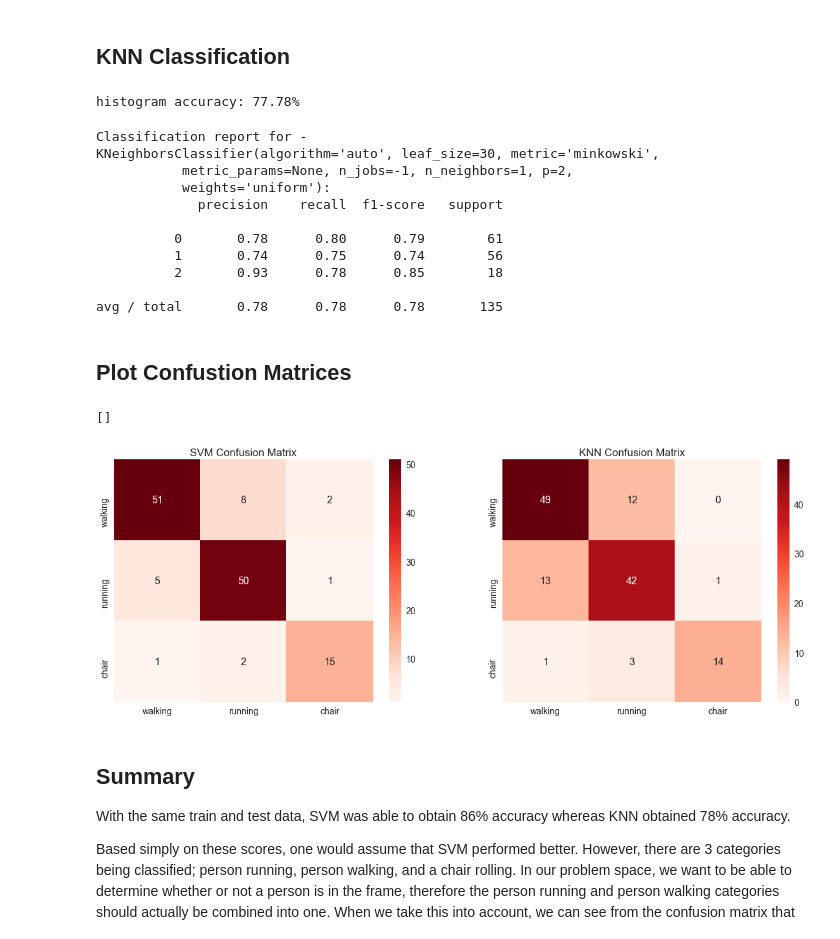
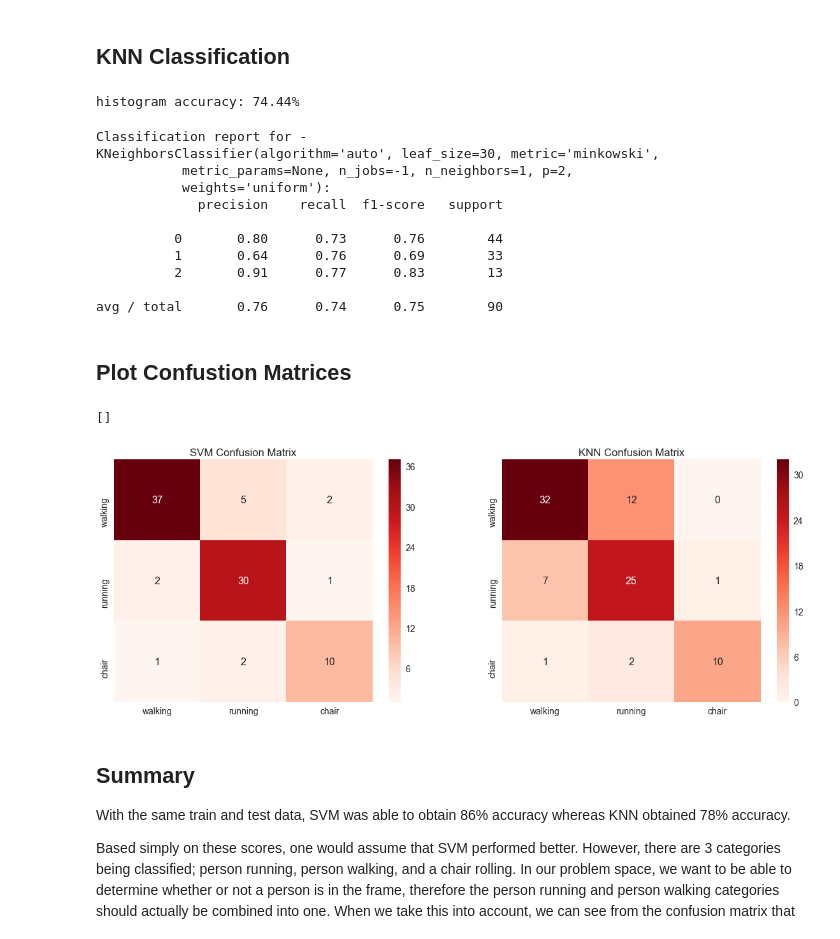
Before and after one commit to aydengarrett/DIP-E023, a Jupyter notebook: SVM classif.ipynb, the cells around one changed output. Cells and saved outputs as stored; diff of their text form; code cells hidden in the pictures.

```diff
--- a/SVM classif.ipynb
+++ b/SVM classif.ipynb
@@ -41,7 +41,7 @@ def load_image_files(container_path, dimension=(64, 64)):
     target = []
     for i, direc in enumerate(folders):
         for file in direc.iterdir():
-            img = skimage.io.imread(file)
+            img = imread(file)
             img_resized = resize(img, dimension, mode='reflect')
             flat_data.append(img_resized.flatten())
             images.append(img_resized)
@@ -59,7 +59,7 @@ def load_image_files(container_path, dimension=(64, 64)):
 image_dataset = load_image_files("images/")
 # %%
 X_train, X_test, y_train, y_test = train_test_split(
-    image_dataset.data, image_dataset.target, test_size=0.3,random_state=109)
+    image_dataset.data, image_dataset.target, test_size=0.2,random_state=109)
 # %% [markdown]
 ## SVM Classifier
 # %%
@@ -106,7 +106,7 @@ knn_model.fit(X_train, y_train)
 acc_knn = knn_model.score(X_test, y_test)
 print("histogram accuracy: {:.2f}%".format(acc_knn * 100))
 # %% [output]
-histogram accuracy: 77.78%
+histogram accuracy: 74.44%
 # %%
 y_knn_pred = knn_model.predict(X_test)
 # %%
@@ -119,11 +119,11 @@ KNeighborsClassifier(algorithm='auto', leaf_size=30, metric='minkowski',
            weights='uniform'):
              precision    recall  f1-score   support
 
-          0       0.78      0.80      0.79        61
-          1       0.74      0.75      0.74        56
-          2       0.93      0.78      0.85        18
+          0       0.80      0.73      0.76        44
+          1       0.64      0.76      0.69        33
+          2       0.91      0.77      0.83        13
 
-avg / total       0.78      0.78      0.78       135
+avg / total       0.76      0.74      0.75        90
 # %% [markdown]
 ## Plot Confustion Matrices
 # %%
@@ -134,18 +134,18 @@ conf_knn = confusion_matrix(y_test, y_knn_pred)
 # %%
 fig, (ax1, ax2) = plt.subplots(1, 2, figsize=(20, 7))
 
 df_cm_svm = pd.DataFrame(conf_svm, index=lbls, columns=lbls)
 sn.set(font_scale=1.4) # for label size
 sn.heatmap(df_cm_svm, annot=True, annot_kws={"size": 16}, cmap="Reds", ax=ax1).set_title("SVM Confusion Matrix")
 
-df_cm_knn = pd.DataFrame(conf_knn, index=labls, columns=labls)
+df_cm_knn = pd.DataFrame(conf_knn, index=lbls, columns=lbls)
 sn.set(font_scale=1.4) # for label size
 sn.heatmap(df_cm_knn, annot=True, annot_kws={"size": 16}, cmap="Reds", ax=ax2).set_title("KNN Confusion Matrix")
 
 plt.plot()
 # %% [output]
 []
-[figure, old version]
+[figure, new version]
 # %% [markdown]
 ## Summary
 
```
Also changed, not shown: parts of 11 cells of this notebook.
